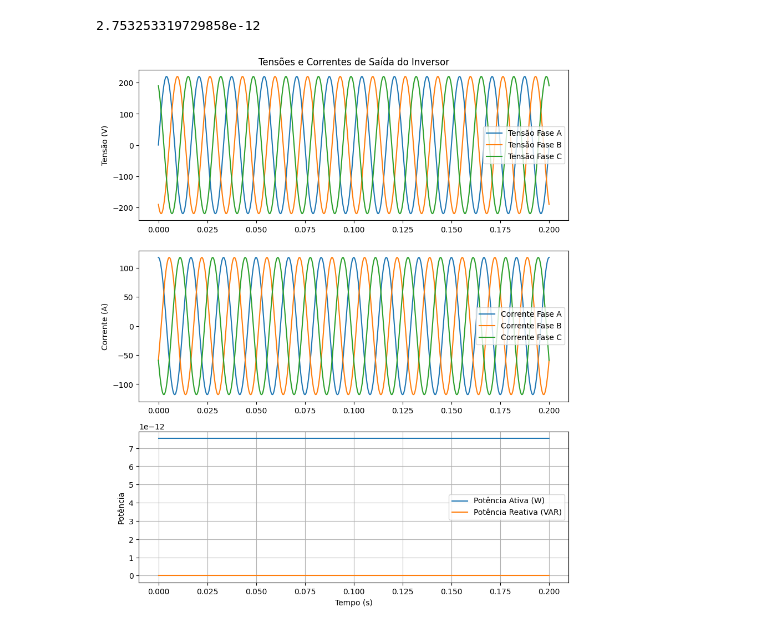
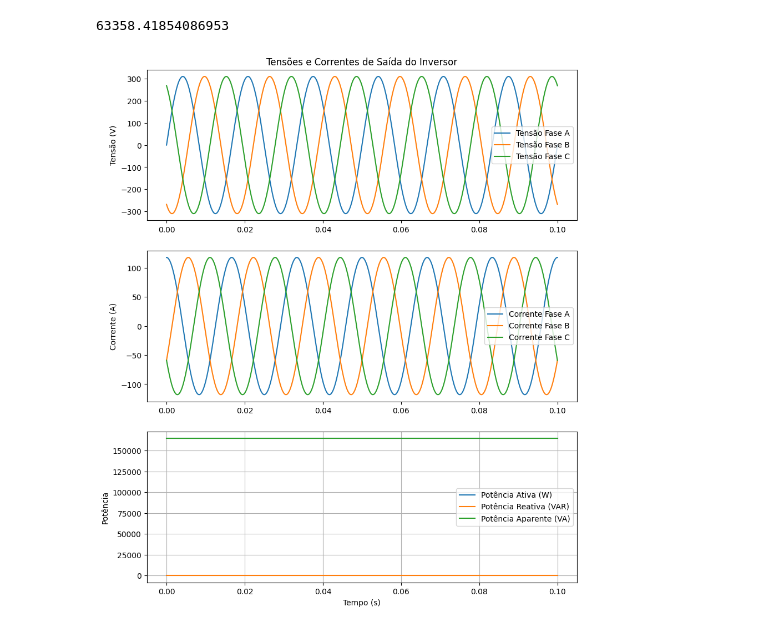
Before and after one commit to verg1lio/XangoER, a Jupyter notebook: Simulação_motor_gaiola.ipynb, the cells around one changed output. Saved outputs shown, nothing was run; the diff lists cells and outputs as text; code cells hidden in the pictures.

```diff
--- a/Simulação_motor_gaiola.ipynb
+++ b/Simulação_motor_gaiola.ipynb
@@ -51,7 +51,9 @@ class InversorWEGCFW300:
         return i_a, i_b, i_c
 
     def calcular_potencias(self, v_a, v_b, v_c, i_a, i_b, i_c):
-        P = np.mean(v_a * i_a) + np.mean(v_b * i_b) + np.mean(v_c * i_c)
+        V_ef = np.sqrt(np.mean(v_a**2 + v_b**2 + v_c**2))
+        I_ef = np.sqrt(np.mean(i_a**2 + i_b**2 + i_c**2))
+        P = 3 * V_ef * I_ef * np.cos(0)
         Q = np.mean(v_a * i_a * np.sin(self.phi)) + np.mean(v_b * i_b * np.sin(self.phi)) + np.mean(v_c * i_c * np.sin(self.phi))
         S = np.sqrt(P**2 + Q**2)
         return P, Q, S
@@ -62,52 +64,52 @@ class InversorWEGCFW300:
         return u
 
 # Parâmetros do inversor
-V_m = 700
+V_m = 220
 f = 60
-V_dc = 220
+V_dc = 310
 i_dc = 118
 phi = 0
 theta = 0
-f_s = 10000
+f_s = 100
 m = 0.01
 
-t_sim = 0.2
+t_sim = 0.1
 t = np.linspace(0, t_sim, 1000)
 
 inversor = InversorWEGCFW300(V_m, f, V_dc, i_dc, phi, theta, f_s, m)
 
 v_a, v_b, v_c = inversor.gerar_tensoes_saida(t)
 i_a, i_b, i_c = inversor.gerar_correntes_saida(t)
-Pin= np.sqrt(3) * V_dc * i_dc * np.cos(np.pi/2)
+Pin= np.sqrt(3) * V_dc * i_dc * np.cos(0)
 print(Pin)
 Pa, Q, S = inversor.calcular_potencias(v_a, v_b, v_c, i_a, i_b, i_c)
 
 plt.figure(figsize=(10, 12))
 plt.subplot(3, 1, 1)
 plt.plot(t, v_a, label='Tensão Fase A')
 plt.plot(t, v_b, label='Tensão Fase B')
 plt.plot(t, v_c, label='Tensão Fase C')
 plt.title('Tensões e Correntes de Saída do Inversor')
 plt.ylabel('Tensão (V)')
 plt.legend()
 
 plt.subplot(3, 1, 2)
 plt.plot(t, i_a, label='Corrente Fase A')
 plt.plot(t, i_b, label='Corrente Fase B')
 plt.plot(t, i_c, label='Corrente Fase C')
 plt.ylabel('Corrente (A)')
 plt.legend()
 
 plt.subplot(3, 1, 3)
 plt.plot(t, np.full_like(t, Pa), label='Potência Ativa (W)')
 plt.plot(t, np.full_like(t, Q), label='Potência Reativa (VAR)')
-#plt.plot(t, np.full_like(t, S), label='Potência Aparente (VA)')
+plt.plot(t, np.full_like(t, S), label='Potência Aparente (VA)')
 plt.xlabel('Tempo (s)')
 plt.ylabel('Potência')
 plt.legend()
 
 plt.grid(True)
 plt.show()
 # %% [output]
-2.753253319729858e-12
+63358.41854086953
-[figure, old version]
+[figure, new version]
```
Also changed, not shown: parts of 3 cells of this notebook.
